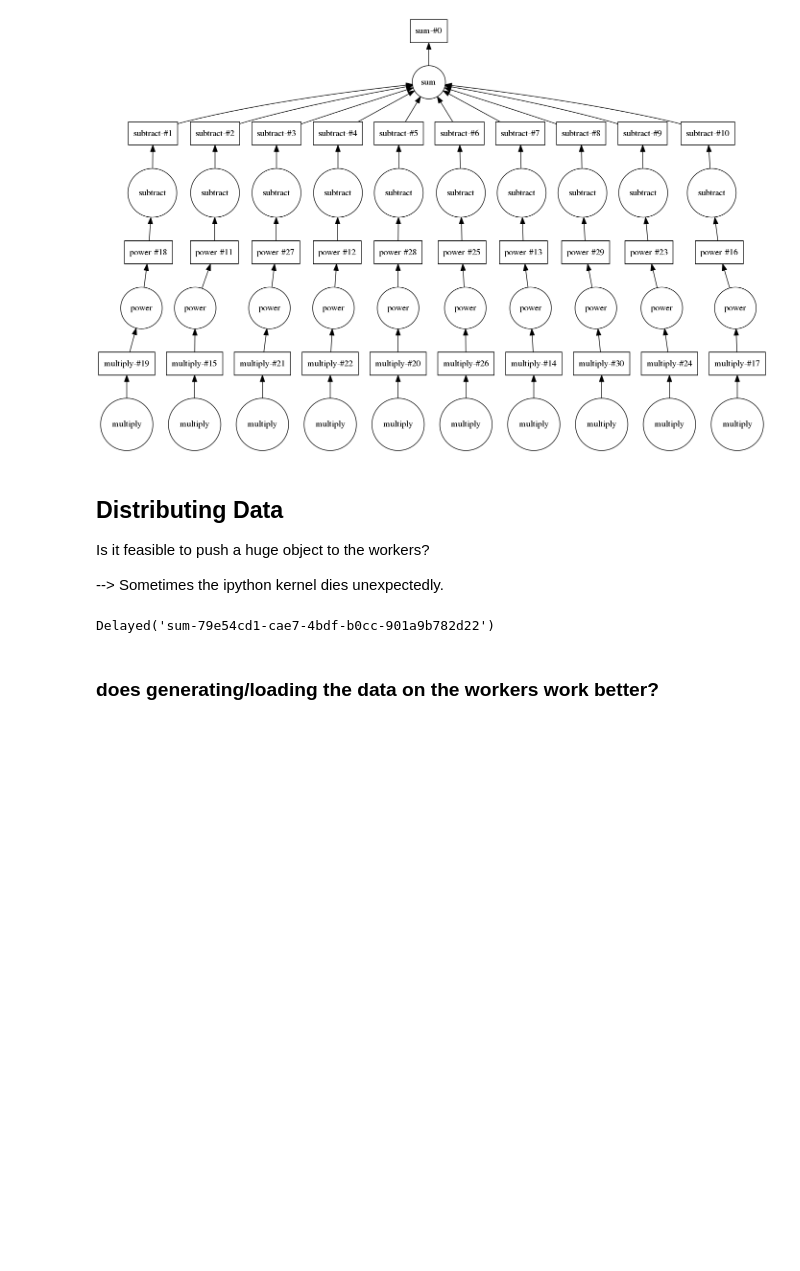
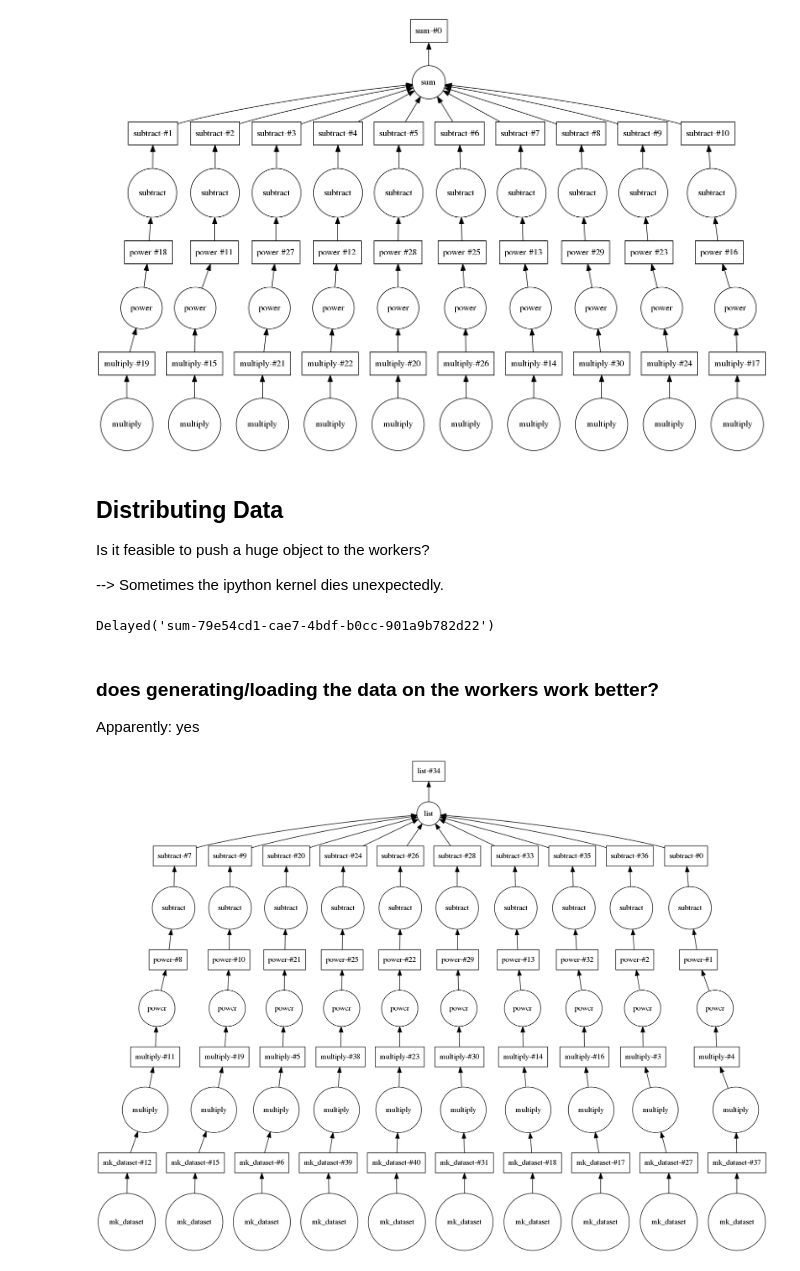
Before and after one commit to grst/dask-on-slurm, a Jupyter notebook: try dask.ipynb, the cells around one changed output. Saved outputs shown, nothing was run; the diff lists cells and outputs as text; code cells hidden in the pictures; blank space fills up the shorter version.

```diff
--- a/try dask.ipynb
+++ b/try dask.ipynb
@@ -206,6 +206,7 @@ c = Client("10.114.185.14:8786")
 total.compute(get=c.get)
 # %% [markdown]
 ### does generating/loading the data on the workers work better?
+Apparently: yes
 # %%
 def mk_dataset():
     return np.random.random_sample((5000, 200000))
@@ -217,4 +218,4 @@ for x in range(10):
     b = delayed(np.power)(a, 2)
     c = delayed(np.subtract)(b, 4)
     out.append(c)
-total = delayed(np.sum)(out)
+total = delayed(list)(out)
@@ -220,0 +224,4 @@ total = delayed(np.sum)(out)
+# %%
+total.visualize()
+# %% [output]
+[figure, added]
```
Also changed, not shown: parts of 1 cell of this notebook, 1 other file.
